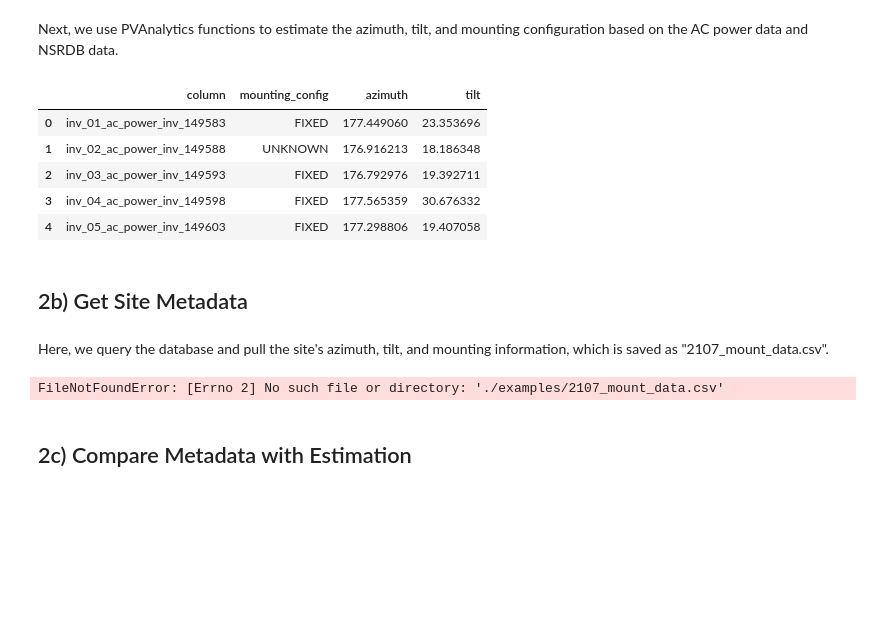
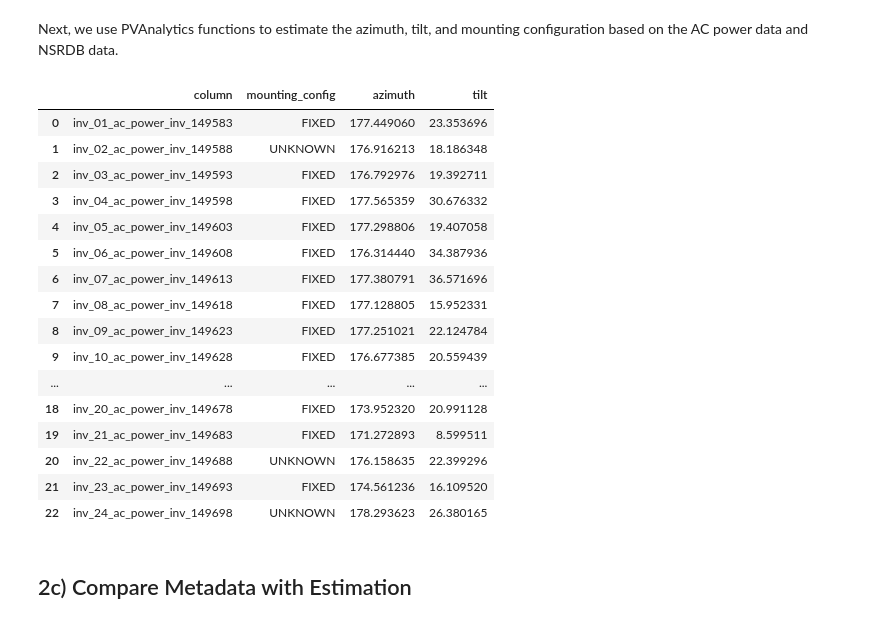
Before and after one commit to kperrynrel/pv_metadata_verification, a Jupyter notebook: metadata_error_analysis_tutorial.ipynb, the cells around one changed output. Drawn from its saved outputs; the diff is of its cells as text; code cells hidden in the pictures; blank space fills up the shorter version.

Commit message:
updated the jupyter notebook with full example

```diff
--- a/metadata_error_analysis_tutorial.ipynb
+++ b/metadata_error_analysis_tutorial.ipynb
@@ -88,24 +127,27 @@ for col in list(site_df.columns):
                      })
 
 pva_df = pd.DataFrame(pva_list)
-pva_df.head(5)
-# %% [output]
-|  | column | mounting_config | azimuth | tilt |
-| 0 | inv_01_ac_power_inv_149583 | FIXED | 177.449060 | 23.353696 |
-| 1 | inv_02_ac_power_inv_149588 | UNKNOWN | 176.916213 | 18.186348 |
-| 2 | inv_03_ac_power_inv_149593 | FIXED | 176.792976 | 19.392711 |
-| 3 | inv_04_ac_power_inv_149598 | FIXED | 177.565359 | 30.676332 |
-| 4 | inv_05_ac_power_inv_149603 | FIXED | 177.298806 | 19.407058 |
-# %% [markdown]
-## 2b) Get Site Metadata
-# %% [markdown]
-Here, we query the database and pull the site's azimuth, tilt, and mounting information, which is saved as "2107_mount_data.csv".
-# %%
-# Look up all of the az-tilt, mount information
-mount_data = pd.read_csv("./examples/2107_mount_data.csv")
-mount_data.head(5)
-# %% [output]
-FileNotFoundError: [Errno 2] No such file or directory: './examples/2107_mount_data.csv'
+# %%
+# Print out the results as a table
+display(HTML(pva_df.to_html()))
+# %% [output]
+|  | column | mounting_config | azimuth | tilt |
+| 0 | inv_01_ac_power_inv_149583 | FIXED | 177.449060 | 23.353696 |
+| 1 | inv_02_ac_power_inv_149588 | UNKNOWN | 176.916213 | 18.186348 |
+| 2 | inv_03_ac_power_inv_149593 | FIXED | 176.792976 | 19.392711 |
+| 3 | inv_04_ac_power_inv_149598 | FIXED | 177.565359 | 30.676332 |
+| 4 | inv_05_ac_power_inv_149603 | FIXED | 177.298806 | 19.407058 |
+| 5 | inv_06_ac_power_inv_149608 | FIXED | 176.314440 | 34.387936 |
+| 6 | inv_07_ac_power_inv_149613 | FIXED | 177.380791 | 36.571696 |
+| 7 | inv_08_ac_power_inv_149618 | FIXED | 177.128805 | 15.952331 |
+| 8 | inv_09_ac_power_inv_149623 | FIXED | 177.251021 | 22.124784 |
+| 9 | inv_10_ac_power_inv_149628 | FIXED | 176.677385 | 20.559439 |
+| ... | ... | ... | ... | ... |
+| 18 | inv_20_ac_power_inv_149678 | FIXED | 173.952320 | 20.991128 |
+| 19 | inv_21_ac_power_inv_149683 | FIXED | 171.272893 | 8.599511 |
+| 20 | inv_22_ac_power_inv_149688 | UNKNOWN | 176.158635 | 22.399296 |
+| 21 | inv_23_ac_power_inv_149693 | FIXED | 174.561236 | 16.109520 |
+| 22 | inv_24_ac_power_inv_149698 | UNKNOWN | 178.293623 | 26.380165 |
 # %% [markdown]
 ## 2c) Compare Metadata with Estimation
 # %% [markdown]
```
Also changed, not shown: parts of 7 cells of this notebook, 1 other file.
